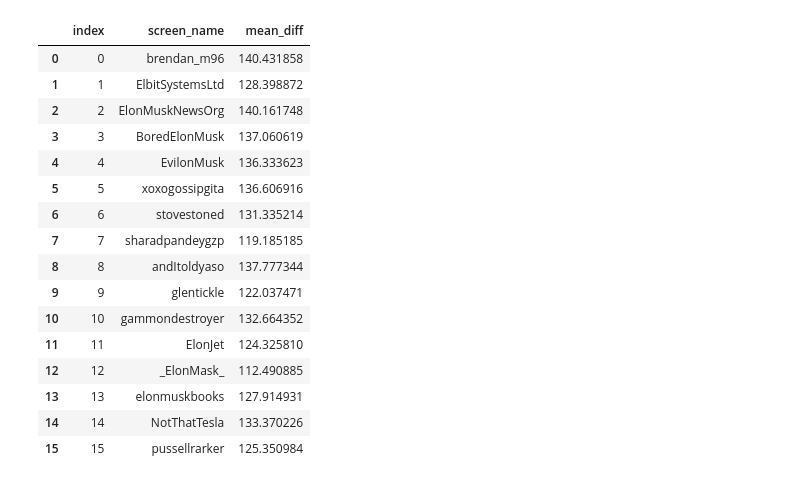
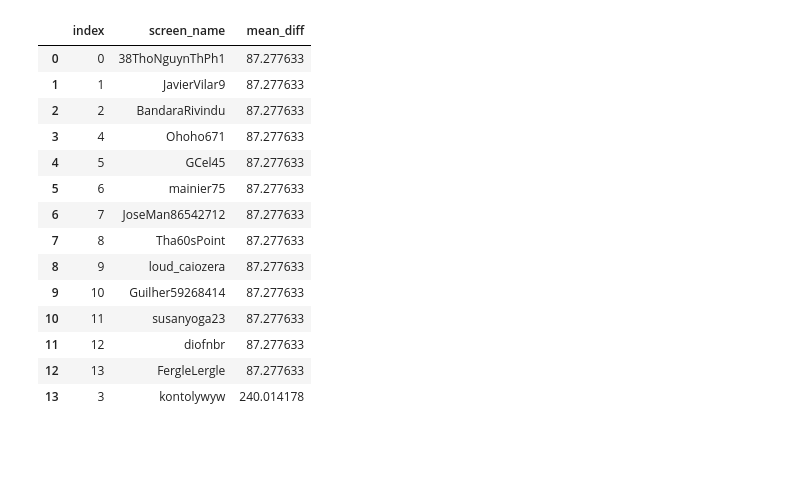
Before and after one commit to pangyuteng/twitter-crypto-scam-detector, a Jupyter notebook: playground.ipynb, the cells around one changed output. Drawn from its saved outputs; the diff is of its cells as text; code cells hidden in the pictures; blank space fills up the shorter version.

```diff
--- a/playground.ipynb
+++ b/playground.ipynb
@@ -51,8 +51,8 @@ def get_image(profile_url):
 # https://docs.tweepy.org/en/stable/api.html#tweepy.API.get_user
 # API.get_user(*, user_id, screen_name, include_entities)
 # %%
-# @lexfridman
-screen_name = 'elonmusk'
+# @CaitlinLong_
+screen_name = 'CaitlinLong_'
 include_entities = True
 user,profile_image = get_user_info(screen_name)
 
@@ -73,7 +73,7 @@ Elon Musk elonmusk True Chief Twit
 # %%
 # set reference image and corresponding query using `user.name`
 
-reference_screen_name = 'elonmusk'
+reference_screen_name = 'CaitlinLong_'
 user,reference_image = get_user_info(screen_name)
 query = user.name
 
@@ -112,6 +112,7 @@ import time
 # try to find a match based on profile image
 mylist = []
 profile_cache = {}
+user_cache = {}
 for n,x in enumerate(fetch):
     try:
         user,profile_image = get_user_info(x.screen_name)
@@ -126,9 +127,11 @@ for n,x in enumerate(fetch):
         if profile_image.shape == reference_image.shape:
             item = dict(screen_name=user.screen_name,mean_diff=np.mean(profile_image-reference_image))
             profile_cache[user.screen_name]=profile_image.copy()
+            user_cache[user.screen_name]=x
         else:
             item = dict(screen_name=user.screen_name,mean_diff=np.nan)
             profile_cache[user.screen_name]=None
+            user_cache[user.screen_name]=x
         mylist.append(item)
     except:
         traceback.print_exc()
@@ -154,0 +144,2 @@ matched_df
+# %%
+df = df.sort_values('mean_diff')
@@ -155,22 +190,21 @@ matched_df
 # %%
-not_matched_df = df[df.mean_diff != 0].reset_index()
-not_matched_df
+th = 250
+likely_matched_df = df[df.mean_diff <= th].reset_index()
+likely_matched_df
 # %% [output]
 |  | index | screen_name | mean_diff |
-| 0 | 0 | brendan_m96 | 140.431858 |
-| 1 | 1 | ElbitSystemsLtd | 128.398872 |
-| 2 | 2 | ElonMuskNewsOrg | 140.161748 |
-| 3 | 3 | BoredElonMusk | 137.060619 |
-| 4 | 4 | EvilonMusk | 136.333623 |
-| 5 | 5 | xoxogossipgita | 136.606916 |
-| 6 | 6 | stovestoned | 131.335214 |
-| 7 | 7 | sharadpandeygzp | 119.185185 |
-| 8 | 8 | andItoldyaso | 137.777344 |
-| 9 | 9 | glentickle | 122.037471 |
-| 10 | 10 | gammondestroyer | 132.664352 |
-| 11 | 11 | ElonJet | 124.325810 |
-| 12 | 12 | _ElonMask_ | 112.490885 |
-| 13 | 13 | elonmuskbooks | 127.914931 |
-| 14 | 14 | NotThatTesla | 133.370226 |
-| 15 | 15 | pussellrarker | 125.350984 |
+| 0 | 0 | 38ThoNguynThPh1 | 87.277633 |
+| 1 | 1 | JavierVilar9 | 87.277633 |
+| 2 | 2 | BandaraRivindu | 87.277633 |
+| 3 | 4 | Ohoho671 | 87.277633 |
+| 4 | 5 | GCel45 | 87.277633 |
+| 5 | 6 | mainier75 | 87.277633 |
+| 6 | 7 | JoseMan86542712 | 87.277633 |
+| 7 | 8 | Tha60sPoint | 87.277633 |
+| 8 | 9 | loud_caiozera | 87.277633 |
+| 9 | 10 | Guilher59268414 | 87.277633 |
+| 10 | 11 | susanyoga23 | 87.277633 |
+| 11 | 12 | diofnbr | 87.277633 |
+| 12 | 13 | FergleLergle | 87.277633 |
+| 13 | 3 | kontolywyw | 240.014178 |
 # %%
```
Also changed, not shown: parts of 12 cells of this notebook.
